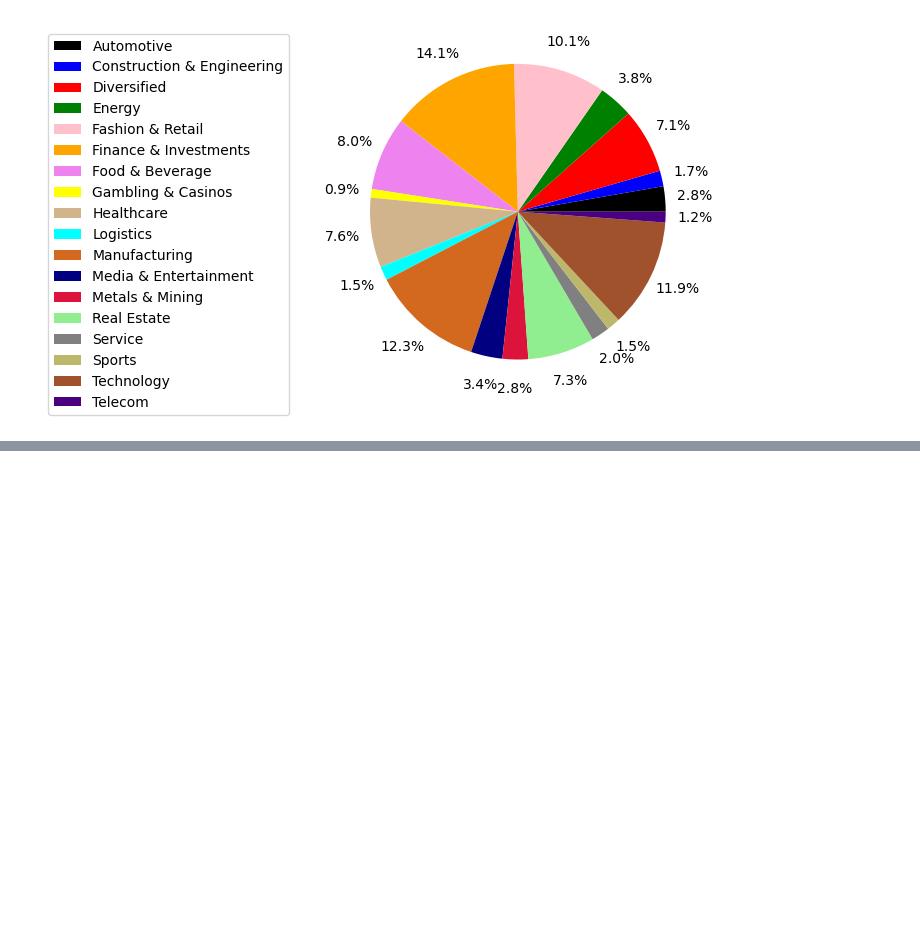
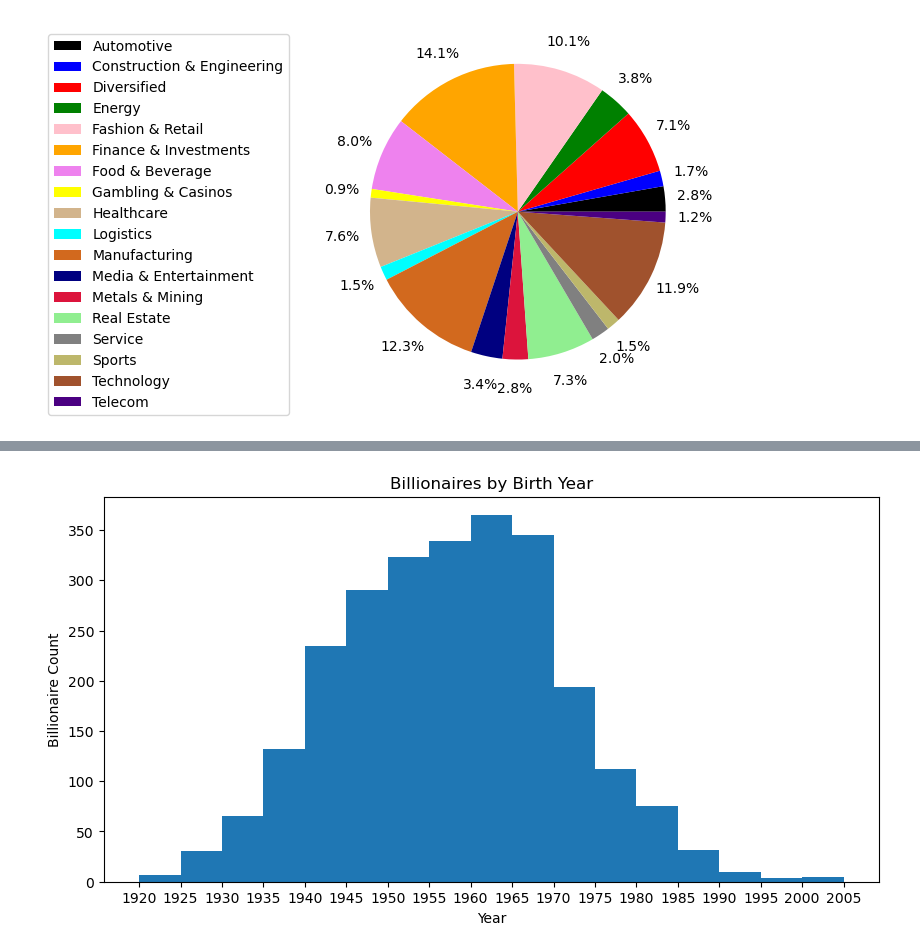
Before and after one commit to matvio16/billionaires, a Jupyter notebook: billionaires.ipynb, the cells around one changed output, grey strips where cells are left out. Drawn from its saved outputs; the diff is of its cells as text; code cells hidden in the pictures; blank space fills up the shorter version.

Commit message:
added birth year histogram

```diff
--- a/billionaires.ipynb
+++ b/billionaires.ipynb
@@ -49,14 +47,14 @@ plt.show()
 # %% [output]
 [figure]
 # %%
-bins = [1920, 1924.9, 1929.9, 1934.9, 1939.9, 1944.9, 1949.9, 1954.9, 1959.9, 1964.9, 1969.9, 1974.9, 1979.9, 1984.9, 1989.9, 1994.9, 1999.9, 2004.9]
-group_names = ['1920-1924','1925-1929','1930-1934','1935-1939','1940-1944','1945-1949','1950-1954','1955-1959','1960-1964','1965-1969','1970-1974','1975-1979',
-               '1980-1984','1985-1989','1990-1994','1995-1999','2000-2005']
+bins = [1920, 1924.9, 1929.9, 1934.9, 1939.9, 1944.9, 1949.9, 1954.9, 1959.9, 1964.9, 1969.9, 1974.9, 1979.9, 1984.9, 1989.9, 1994.9, 1999.9, 2004.9, 2009.9]
+group_names = ['1920','1925','1930','1935','1940','1945','1950','1955','1960','1965','1970','1975',
+               '1980','1985','1990','1995','2000','2005']
 year_df = billion_df.dropna(subset=['birthYear'])
 
 
 # Slice the data and place it into bins
-year_df["Birth Decade"] = pd.cut(year_df["birthYear"],
+year_df["Birth Group"] = pd.cut(year_df["birthYear"],
                                               bins, labels=group_names,
                                               include_lowest=True)
 year_df
@@ -82,0 +103,8 @@ See the caveats in the documentation: https://pandas.pydata.org/pandas-docs/stab
+# %%
+hist = year_df['Birth Group'].sort_values(ascending=True).hist(figsize=(10,5), xrot=0, bins=group_names, grid=False, xlabelsize=10)
+plt.title('Billionaires by Birth Year')
+plt.xlabel('Year')
+plt.ylabel('Billionaire Count')
+plt.show()
+# %% [output]
+[figure, added]
```
Also changed, not shown: parts of 4 cells of this notebook, 3 other files.
